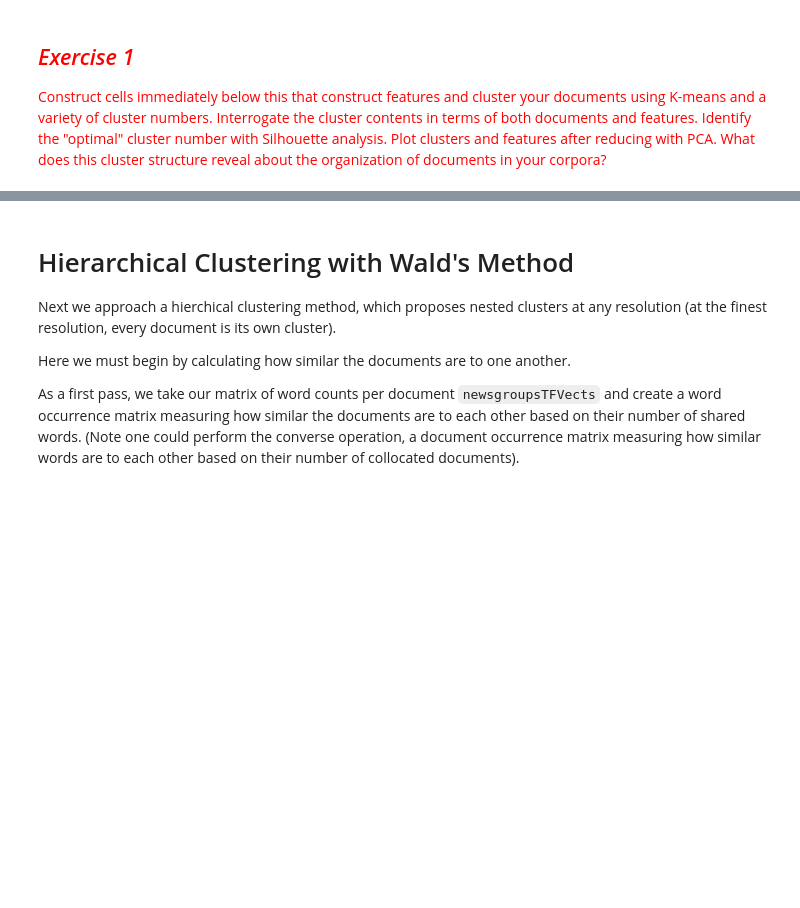
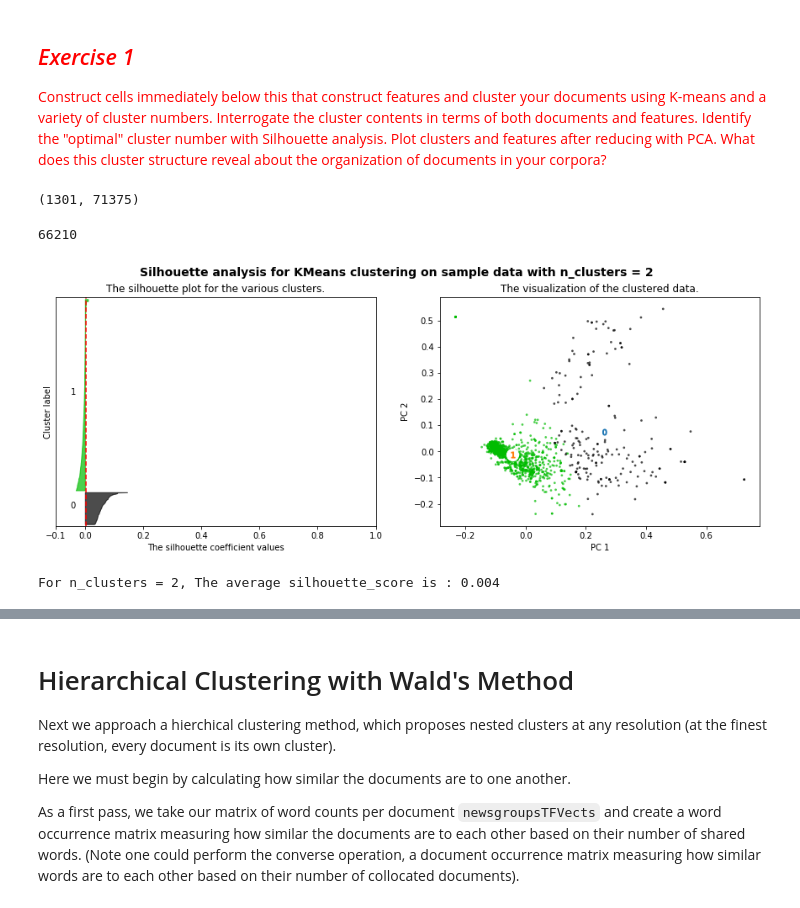
Before and after one commit to xywu-soc/content-analysis-2018, a Jupyter notebook: 3-Clustering-and-Topic-Modeling/3-Clustering-and-Topic-Modeling.ipynb, the cells around one changed output, grey strips where cells are left out. Cells and saved outputs as stored; diff of their text form; code cells hidden in the pictures; blank space fills up the shorter version.

```diff
--- a/3-Clustering-and-Topic-Modeling/3-Clustering-and-Topic-Modeling.ipynb
+++ b/3-Clustering-and-Topic-Modeling/3-Clustering-and-Topic-Modeling.ipynb
@@ -491 +644,18 @@ with open('../data/music_types.txt') as f:
 music_df = pandas.DataFrame(music)
+# %%
+# Convert the documents into word count vectors
+# Initialize without tf-idf weights
+ngCountVectorizer = sklearn.feature_extraction.text.CountVectorizer()
+# Train
+musicgroupsVects = ngCountVectorizer.fit_transform(music_df['text'])
+print(musicgroupsVects.shape)
+#musicgroupsVects[:10,:20].toarray()
+ngCountVectorizer.vocabulary_.get('vector')
+# %% [output]
+(1301, 71375)
+66210
+# %%
+# Initialize with tf-idf weights
+ngTFVectorizer = sklearn.feature_extraction.text.TfidfVectorizer(stop_words='english')
+# Train
+musicgroupsTFVects = ngTFVectorizer.fit_transform(music_df['text'])
@@ -491,0 +739,10 @@ music_df = pandas.DataFrame(music)
+# %%
+# PCA (n_components = 2)
+pca_2 = PCA(n_components = 2).fit(musicgroupsTFVects.toarray())
+reduced_data_2 = pca_2.transform(musicgroupsTFVects.toarray())
+# Silhouette analysis
+X = musicgroupsTFVects.toarray()
+plotSilhouette_revised(2, X, reduced_data_2)
+# %% [output]
+[figure, added]
+For n_clusters = 2, The average silhouette_score is : 0.004
```
Also changed, not shown: parts of 30 cells of this notebook.
